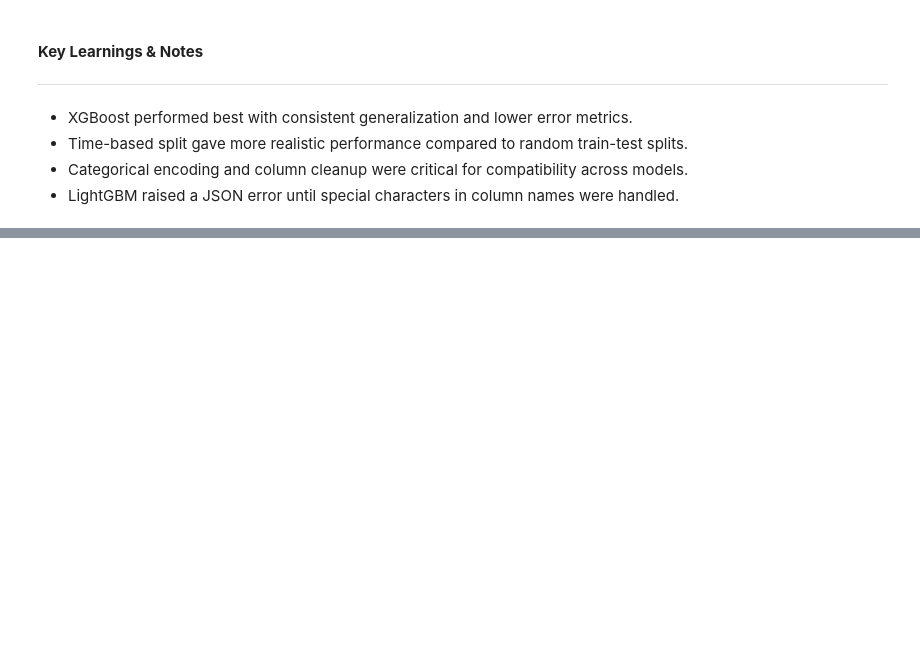
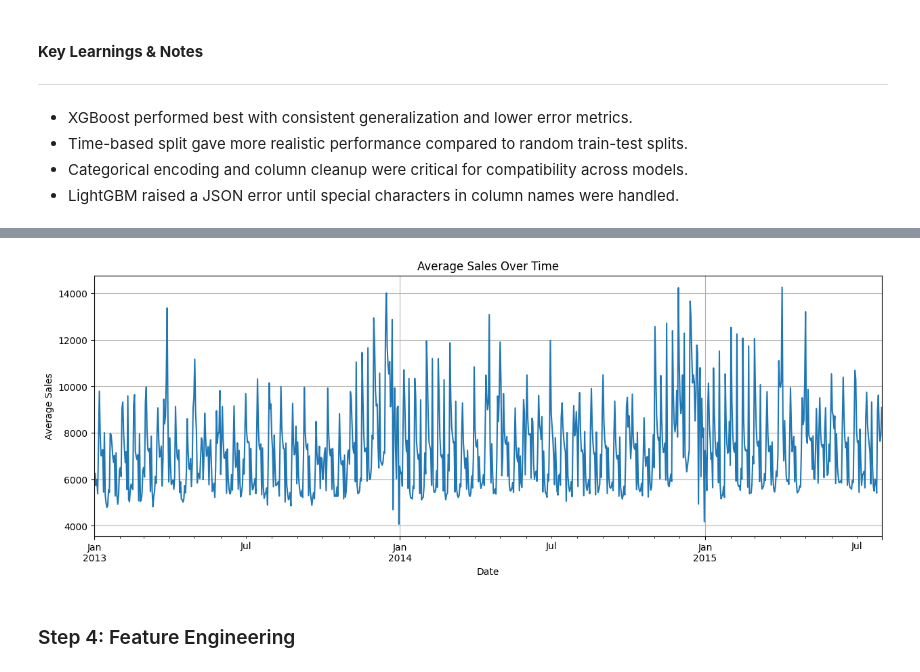
Before and after one commit to coolhead/sales-forecasting, a Jupyter notebook: notebooks/sales_forecasting_RaghavendraSiddappa.ipynb, the cells around one changed output, grey strips where cells are left out. Cells and saved outputs as stored; diff of their text form; code cells hidden in the pictures; blank space fills up the shorter version.

```diff
--- a/notebooks/sales_forecasting_RaghavendraSiddappa.ipynb
+++ b/notebooks/sales_forecasting_RaghavendraSiddappa.ipynb
@@ -312,0 +849,13 @@ Future forecast saved to: xgboost_future_forecast.csv
+# %%
+# Time Series Trend
+df_grouped = df.groupby('Date')['Sales'].mean()
+df_grouped.plot(figsize=(15, 5))
+plt.title("Average Sales Over Time")
+plt.xlabel("Date")
+plt.ylabel("Average Sales")
+plt.grid(True)
+plt.show()
+# %% [output]
+[figure, added]
+# %% [markdown]
+### Step 4: Feature Engineering
```
Also changed, not shown: parts of 81 cells of this notebook.
